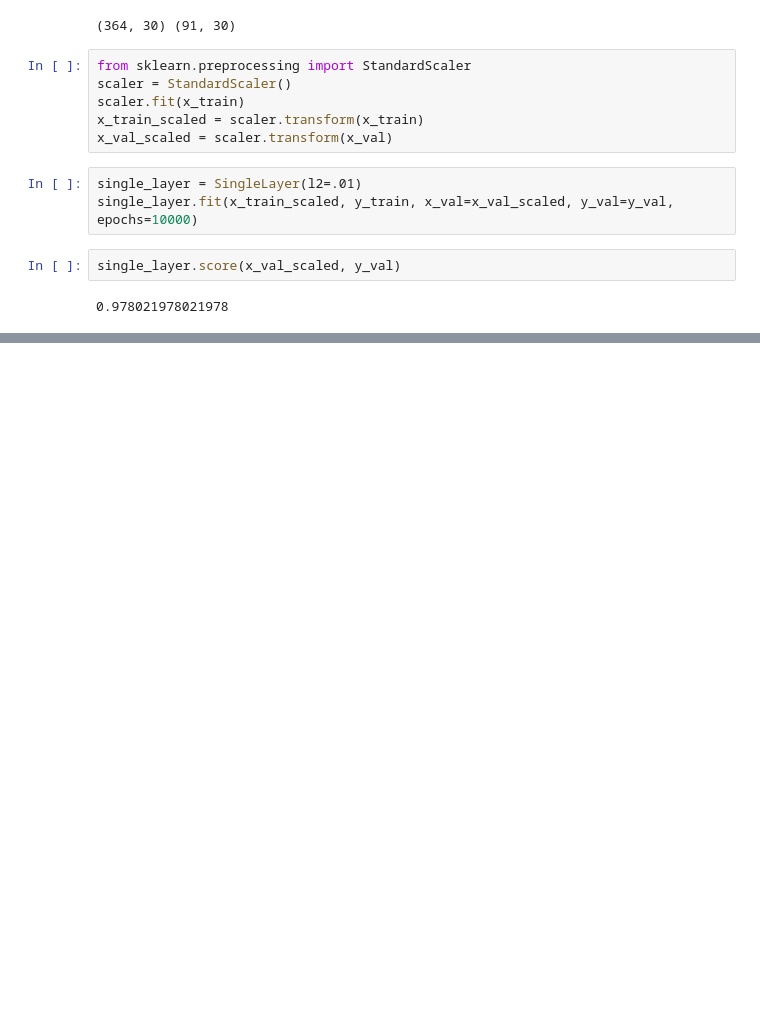
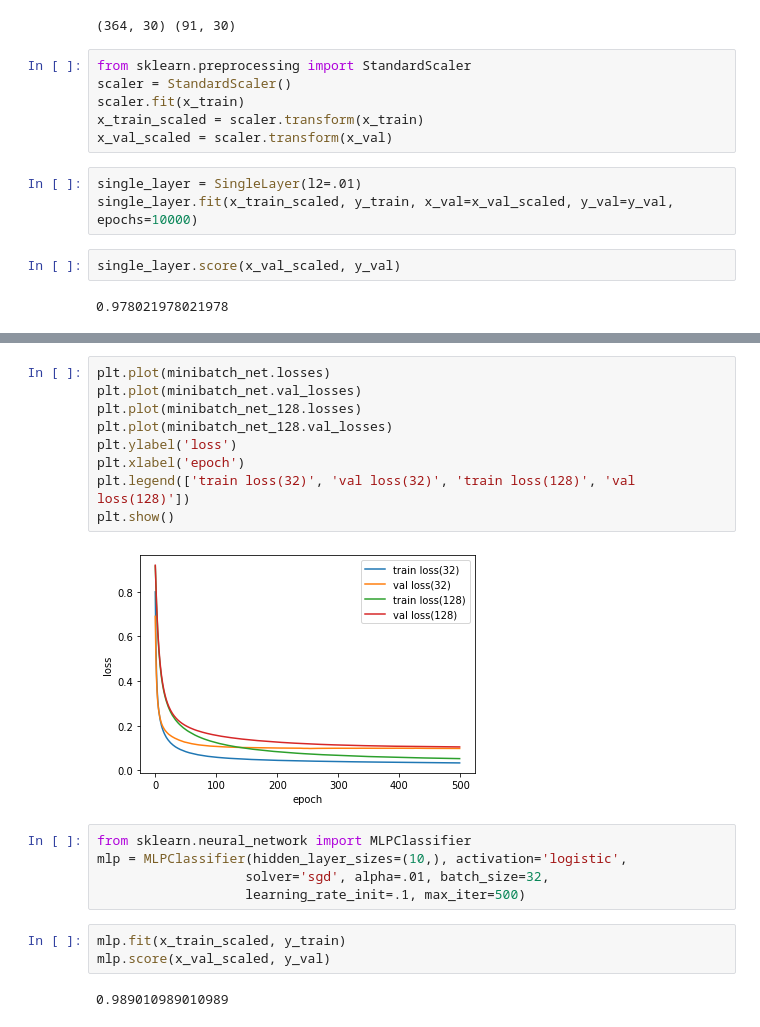
Before and after one commit to kgg6008/TIL, a Jupyter notebook: Introduction to deep learning to learn while coding honestly/multi layer neural network.ipynb, the cells around one changed output, grey strips where cells are left out. Drawn from its saved outputs; the diff is of its cells as text; blank space fills up the shorter version.

```diff
--- a/Introduction to deep learning to learn while coding honestly/multi layer neural network.ipynb
+++ b/Introduction to deep learning to learn while coding honestly/multi layer neural network.ipynb
@@ -120,0 +284,21 @@ class DualLayer(SingleLayer):
+# %%
+plt.plot(minibatch_net.losses)
+plt.plot(minibatch_net.val_losses)
+plt.plot(minibatch_net_128.losses)
+plt.plot(minibatch_net_128.val_losses)
+plt.ylabel('loss')
+plt.xlabel('epoch')
+plt.legend(['train loss(32)', 'val loss(32)', 'train loss(128)', 'val loss(128)'])
+plt.show()
+# %% [output]
+[figure, added]
+# %%
+from sklearn.neural_network import MLPClassifier
+mlp = MLPClassifier(hidden_layer_sizes=(10,), activation='logistic',
+                   solver='sgd', alpha=.01, batch_size=32,
+                   learning_rate_init=.1, max_iter=500)
+# %%
+mlp.fit(x_train_scaled, y_train)
+mlp.score(x_val_scaled, y_val)
+# %% [output]
+0.989010989010989
```
Also changed, not shown: parts of 14 cells of this notebook.
